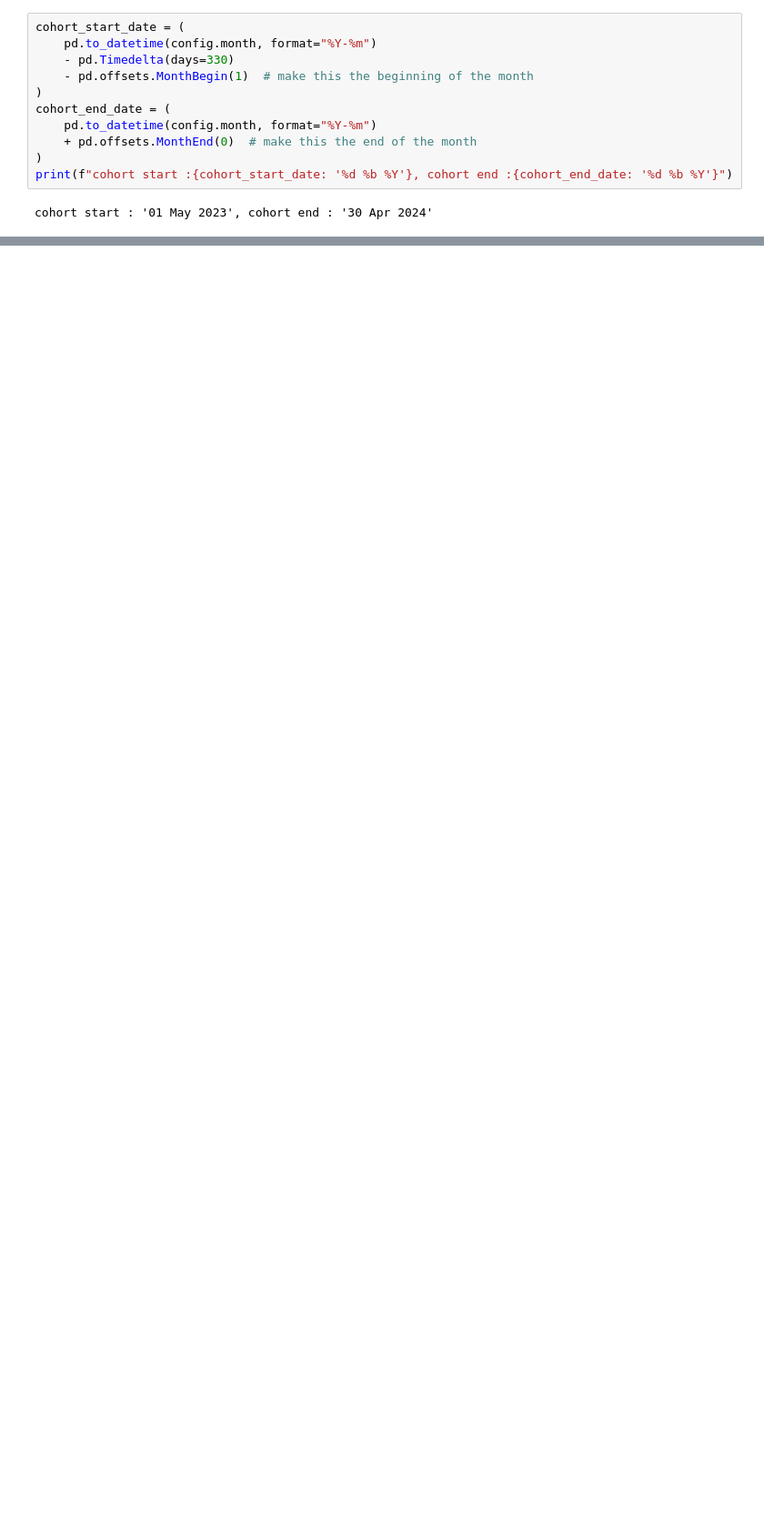
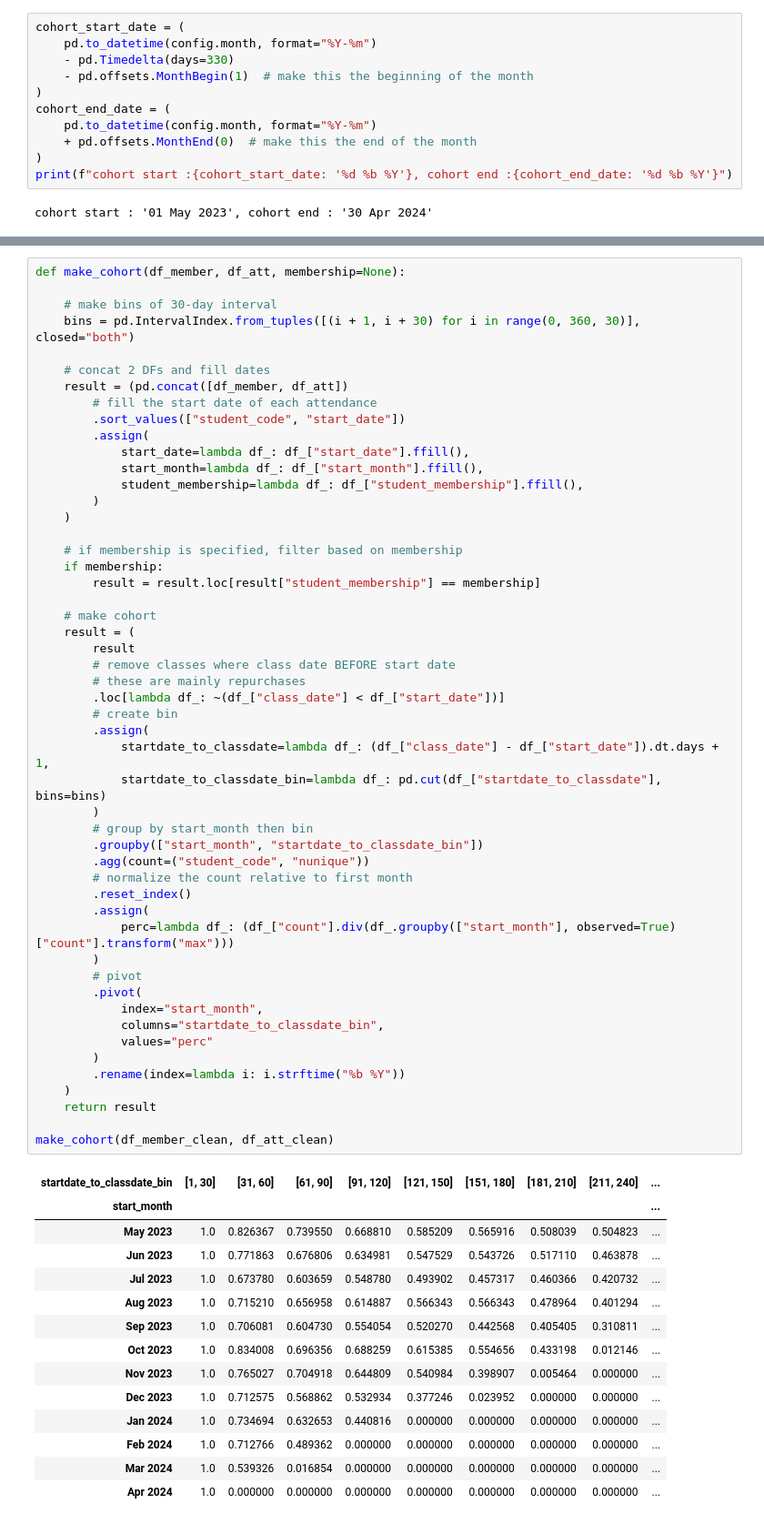
Before and after one commit to danjelito/wse-exp-manag-report, a Jupyter notebook: cohort.ipynb, the cells around one changed output, grey strips where cells are left out. Shown at 91% size. Drawn from its saved outputs; the diff is of its cells as text; blank space fills up the shorter version.

```diff
--- a/cohort.ipynb
+++ b/cohort.ipynb
@@ -293,0 +133,66 @@ for membership in df_cohort_raw["student_membership"].unique():
+# %%
+def make_cohort(df_member, df_att, membership=None):
+
+    # make bins of 30-day interval
+    bins = pd.IntervalIndex.from_tuples([(i + 1, i + 30) for i in range(0, 360, 30)], closed="both")
+
+    # concat 2 DFs and fill dates
+    result = (pd.concat([df_member, df_att])
+        # fill the start date of each attendance
+        .sort_values(["student_code", "start_date"])
+        .assign(
+            start_date=lambda df_: df_["start_date"].ffill(),
+            start_month=lambda df_: df_["start_month"].ffill(),
+            student_membership=lambda df_: df_["student_membership"].ffill(),
+        )
+    )
+
+    # if membership is specified, filter based on membership
+    if membership:
+        result = result.loc[result["student_membership"] == membership]
+
+    # make cohort
+    result = (
+        result
+        # remove classes where class date BEFORE start date
+        # these are mainly repurchases
+        .loc[lambda df_: ~(df_["class_date"] < df_["start_date"])]
+        # create bin
+        .assign(
+            startdate_to_classdate=lambda df_: (df_["class_date"] - df_["start_date"]).dt.days + 1,
+            startdate_to_classdate_bin=lambda df_: pd.cut(df_["startdate_to_classdate"], bins=bins)
+        )
+        # group by start_month then bin
+        .groupby(["start_month", "startdate_to_classdate_bin"])
+        .agg(count=("student_code", "nunique"))
+        # normalize the count relative to first month
+        .reset_index()
+        .assign(
+            perc=lambda df_: (df_["count"].div(df_.groupby(["start_month"], observed=True)["count"].transform("max")))
+        )
+        # pivot
+        .pivot(
+            index="start_month",
+            columns="startdate_to_classdate_bin",
+            values="perc"
+        )
+        .rename(index=lambda i: i.strftime("%b %Y"))
+    )
+    return result
+
+make_cohort(df_member_clean, df_att_clean)
+# %% [output]
+| startdate_to_classdate_bin | [1, 30] | [31, 60] | [61, 90] | [91, 120] | [121, 150] | [151, 180] | [181, 210] | [211, 240] | ... |
+| start_month |  |  |  |  |  |  |  |  | ... |
+| May 2023 | 1.0 | 0.826367 | 0.739550 | 0.668810 | 0.585209 | 0.565916 | 0.508039 | 0.504823 | ... |
+| Jun 2023 | 1.0 | 0.771863 | 0.676806 | 0.634981 | 0.547529 | 0.543726 | 0.517110 | 0.463878 | ... |
+| Jul 2023 | 1.0 | 0.673780 | 0.603659 | 0.548780 | 0.493902 | 0.457317 | 0.460366 | 0.420732 | ... |
+| Aug 2023 | 1.0 | 0.715210 | 0.656958 | 0.614887 | 0.566343 | 0.566343 | 0.478964 | 0.401294 | ... |
+| Sep 2023 | 1.0 | 0.706081 | 0.604730 | 0.554054 | 0.520270 | 0.442568 | 0.405405 | 0.310811 | ... |
+| Oct 2023 | 1.0 | 0.834008 | 0.696356 | 0.688259 | 0.615385 | 0.554656 | 0.433198 | 0.012146 | ... |
+| Nov 2023 | 1.0 | 0.765027 | 0.704918 | 0.644809 | 0.540984 | 0.398907 | 0.005464 | 0.000000 | ... |
+| Dec 2023 | 1.0 | 0.712575 | 0.568862 | 0.532934 | 0.377246 | 0.023952 | 0.000000 | 0.000000 | ... |
+| Jan 2024 | 1.0 | 0.734694 | 0.632653 | 0.440816 | 0.000000 | 0.000000 | 0.000000 | 0.000000 | ... |
+| Feb 2024 | 1.0 | 0.712766 | 0.489362 | 0.000000 | 0.000000 | 0.000000 | 0.000000 | 0.000000 | ... |
+| Mar 2024 | 1.0 | 0.539326 | 0.016854 | 0.000000 | 0.000000 | 0.000000 | 0.000000 | 0.000000 | ... |
+| Apr 2024 | 1.0 | 0.000000 | 0.000000 | 0.000000 | 0.000000 | 0.000000 | 0.000000 | 0.000000 | ... |
```
Also changed, not shown: parts of 17 cells of this notebook, 3 other files.
